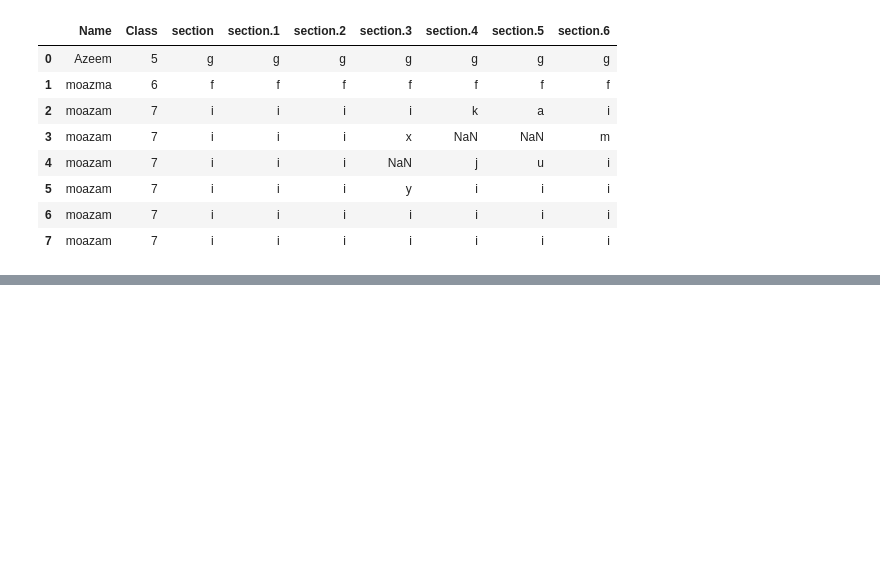
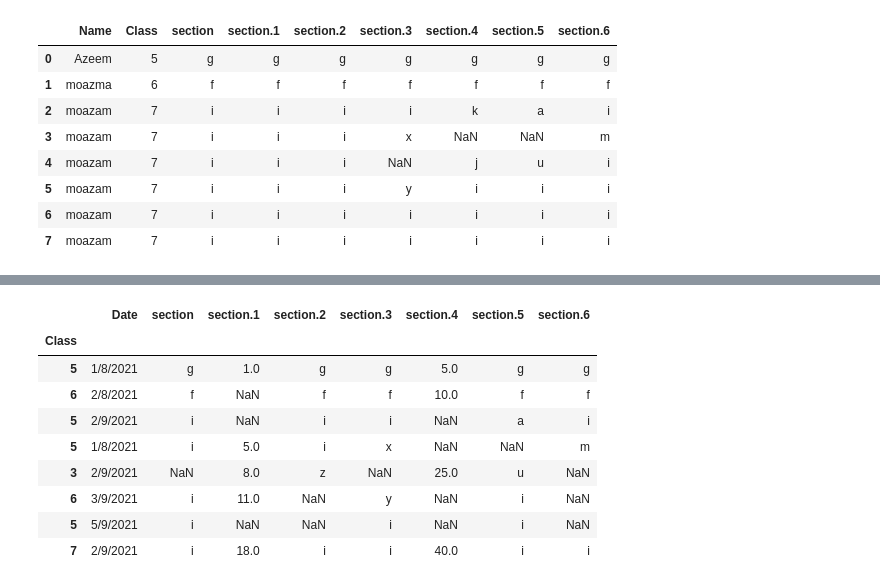
Before and after one commit to Azeemaj101/Machine-Learning, a Jupyter notebook: Pandas.ipynb, the cells around one changed output, grey strips where cells are left out. Cells and saved outputs as stored; diff of their text form; code cells hidden in the pictures; blank space fills up the shorter version.

```diff
--- a/Pandas.ipynb
+++ b/Pandas.ipynb
@@ -990,0 +1016,14 @@ file2.interpolate()
+# %%
+file2 = pd.read_csv("CSV_Files//Azeem3.csv",index_col = 'Class')
+file2
+# %% [output]
+|  | Date | section | section.1 | section.2 | section.3 | section.4 | section.5 | section.6 |
+| Class |  |  |  |  |  |  |  |  |
+| 5 | 1/8/2021 | g | 1.0 | g | g | 5.0 | g | g |
+| 6 | 2/8/2021 | f | NaN | f | f | 10.0 | f | f |
+| 5 | 2/9/2021 | i | NaN | i | i | NaN | a | i |
+| 5 | 1/8/2021 | i | 5.0 | i | x | NaN | NaN | m |
+| 3 | 2/9/2021 | NaN | 8.0 | z | NaN | 25.0 | u | NaN |
+| 6 | 3/9/2021 | i | 11.0 | NaN | y | NaN | i | NaN |
+| 5 | 5/9/2021 | i | NaN | NaN | i | NaN | i | NaN |
+| 7 | 2/9/2021 | i | 18.0 | i | i | 40.0 | i | i |
```
Also changed, not shown: parts of 8 cells of this notebook, 1 other file.
